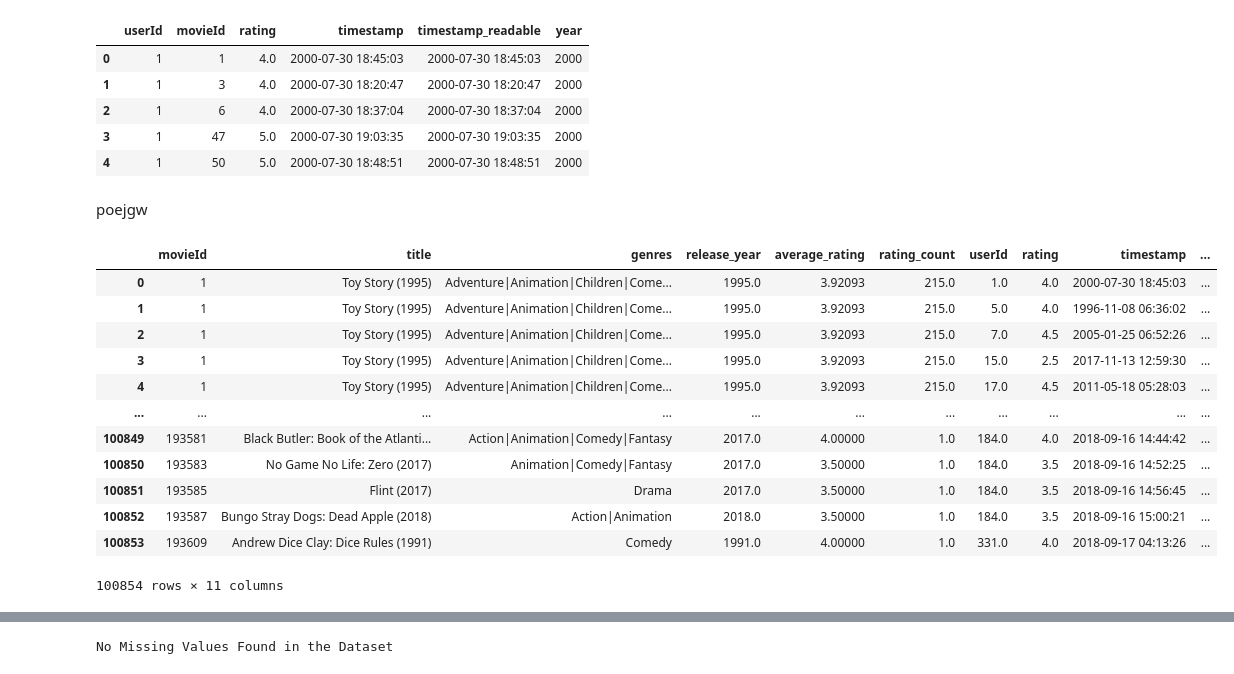
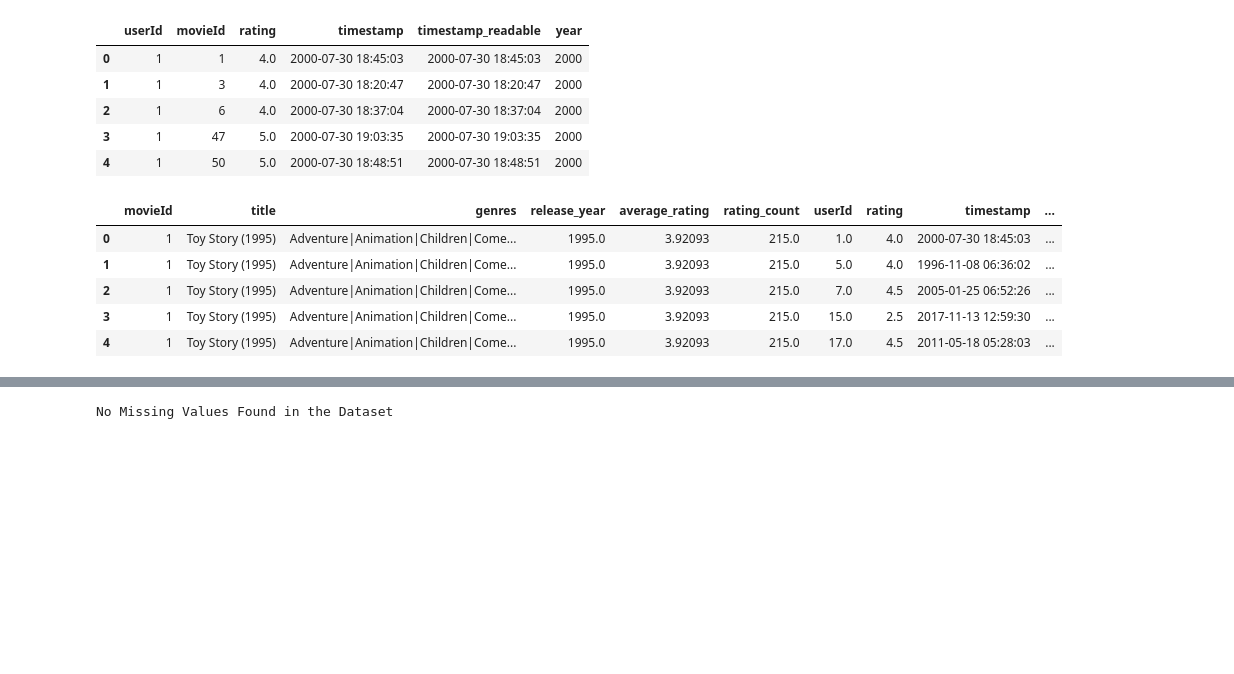
Before and after one commit to Oruko-pj/movie-recommendation-system, a Jupyter notebook: Untitled .ipynb, the cells around one changed output, grey strips where cells are left out. Cells and saved outputs as stored; diff of their text form; code cells hidden in the pictures; blank space fills up the shorter version.

```diff
--- a/Untitled.ipynb
+++ b/Untitled .ipynb
@@ -506,26 +553,17 @@ df_ratings.head()
 | 2 | 1 | 6 | 4.0 | 2000-07-30 18:37:04 | 2000-07-30 18:37:04 | 2000 |
 | 3 | 1 | 47 | 5.0 | 2000-07-30 19:03:35 | 2000-07-30 19:03:35 | 2000 |
 | 4 | 1 | 50 | 5.0 | 2000-07-30 18:48:51 | 2000-07-30 18:48:51 | 2000 |
-# %% [markdown]
-poejgw
 # %%
 df_merged = df_movies.merge(df_ratings, how="left", on='movieId')
 # %%
-df_merged
+df_merged.head()
 # %% [output]
 |  | movieId | title | genres | release_year | average_rating | rating_count | userId | rating | timestamp | ... |
 | 0 | 1 | Toy Story (1995) | Adventure|Animation|Children|Come... | 1995.0 | 3.92093 | 215.0 | 1.0 | 4.0 | 2000-07-30 18:45:03 | ... |
 | 1 | 1 | Toy Story (1995) | Adventure|Animation|Children|Come... | 1995.0 | 3.92093 | 215.0 | 5.0 | 4.0 | 1996-11-08 06:36:02 | ... |
 | 2 | 1 | Toy Story (1995) | Adventure|Animation|Children|Come... | 1995.0 | 3.92093 | 215.0 | 7.0 | 4.5 | 2005-01-25 06:52:26 | ... |
 | 3 | 1 | Toy Story (1995) | Adventure|Animation|Children|Come... | 1995.0 | 3.92093 | 215.0 | 15.0 | 2.5 | 2017-11-13 12:59:30 | ... |
 | 4 | 1 | Toy Story (1995) | Adventure|Animation|Children|Come... | 1995.0 | 3.92093 | 215.0 | 17.0 | 4.5 | 2011-05-18 05:28:03 | ... |
-| ... | ... | ... | ... | ... | ... | ... | ... | ... | ... | ... |
-| 100849 | 193581 | Black Butler: Book of the Atlanti... | Action|Animation|Comedy|Fantasy | 2017.0 | 4.00000 | 1.0 | 184.0 | 4.0 | 2018-09-16 14:44:42 | ... |
-| 100850 | 193583 | No Game No Life: Zero (2017) | Animation|Comedy|Fantasy | 2017.0 | 3.50000 | 1.0 | 184.0 | 3.5 | 2018-09-16 14:52:25 | ... |
-| 100851 | 193585 | Flint (2017) | Drama | 2017.0 | 3.50000 | 1.0 | 184.0 | 3.5 | 2018-09-16 14:56:45 | ... |
-| 100852 | 193587 | Bungo Stray Dogs: Dead Apple (2018) | Action|Animation | 2018.0 | 3.50000 | 1.0 | 184.0 | 3.5 | 2018-09-16 15:00:21 | ... |
-| 100853 | 193609 | Andrew Dice Clay: Dice Rules (1991) | Comedy | 1991.0 | 4.00000 | 1.0 | 331.0 | 4.0 | 2018-09-17 04:13:26 | ... |
-100854 rows × 11 columns
 # %%
 df_merged.info()
 # %% [output]
```
Also changed, not shown: parts of 95 cells of this notebook, 2 other files.
